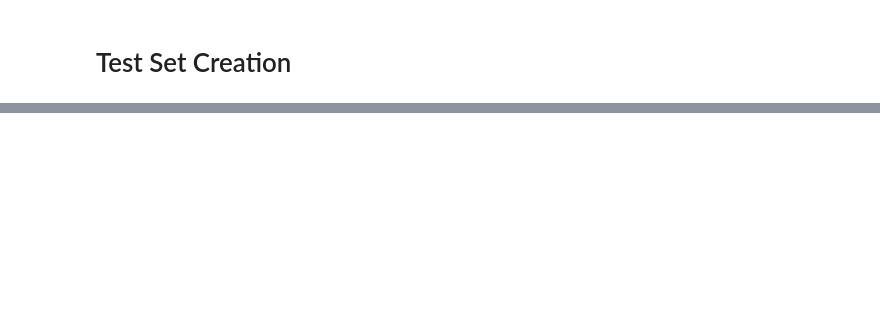
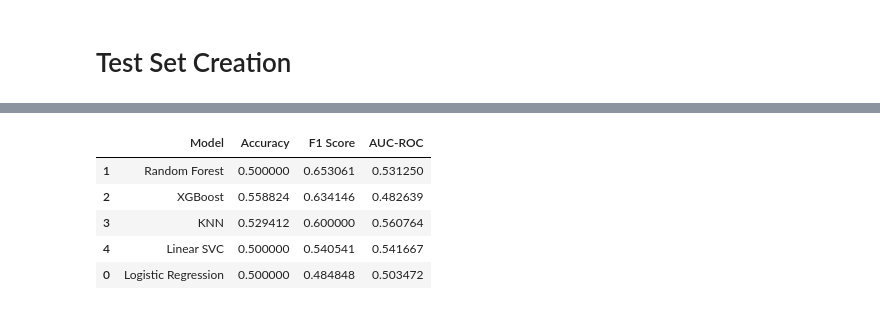
Before and after one commit to sahn1998/EarningsTranscripts-NLP, a Jupyter notebook: notebooks/Supervised/supervised_processing.ipynb, the cells around one changed output, grey strips where cells are left out. Cells and saved outputs as stored; diff of their text form; code cells hidden in the pictures; blank space fills up the shorter version.

Commit message:
supervised learning done, results ass

```diff
--- a/notebooks/Supervised/supervised_processing.ipynb
+++ b/notebooks/Supervised/supervised_processing.ipynb
@@ -230,0 +342,41 @@ print(tfidf_train.columns.tolist())
+# %%
+from sklearn.metrics import (
+    classification_report, confusion_matrix,
+    accuracy_score, f1_score, roc_auc_score
+)
+
+results = []
+
+for name, model in best_models_loaded:
+    print(f"\n=== {name} Evaluation on Q1 2025 Test Set ===")
+    y_pred = model.predict(X_test)
+
+    # Get predicted probabilities or scores for AUC-ROC
+    try:
+        if hasattr(model, "predict_proba"):
+            y_prob = model.predict_proba(X_test)[:, 1]
+        else:
+            y_prob = model.decision_function(X_test)
+    except Exception as e:
+        print(f"Could not compute AUC-ROC for {name}: {e}")
+        y_prob = None
+
+    # Metrics
+    acc = accuracy_score(y_test, y_pred)
+    f1 = f1_score(y_test, y_pred)
+    auc = roc_auc_score(y_test, y_prob) if y_prob is not None else float("nan")
+
+    print(f"Accuracy: {acc:.4f}")
+    print(f"F1 Score: {f1:.4f}")
+    print(f"AUC-ROC: {auc:.4f}")
+    print("Classification Report:")
+    print(classification_report(y_test, y_pred, digits=4))
+    print("Confusion Matrix:")
+    print(confusion_matrix(y_test, y_pred))
+
+    results.append({
+        "Model": name,
+        "Accuracy": acc,
+        "F1 Score": f1,
+        "AUC-ROC": auc
+    })
@@ -230,0 +401,11 @@ print(tfidf_train.columns.tolist())
+# %%
+import pandas as pd
+results_df = pd.DataFrame(results).sort_values("F1 Score", ascending=False)
+results_df
+# %% [output]
+|  | Model | Accuracy | F1 Score | AUC-ROC |
+| 1 | Random Forest | 0.500000 | 0.653061 | 0.531250 |
+| 2 | XGBoost | 0.558824 | 0.634146 | 0.482639 |
+| 3 | KNN | 0.529412 | 0.600000 | 0.560764 |
+| 4 | Linear SVC | 0.500000 | 0.540541 | 0.541667 |
+| 0 | Logistic Regression | 0.500000 | 0.484848 | 0.503472 |
```
Also changed, not shown: parts of 16 cells of this notebook, 6 other files.
